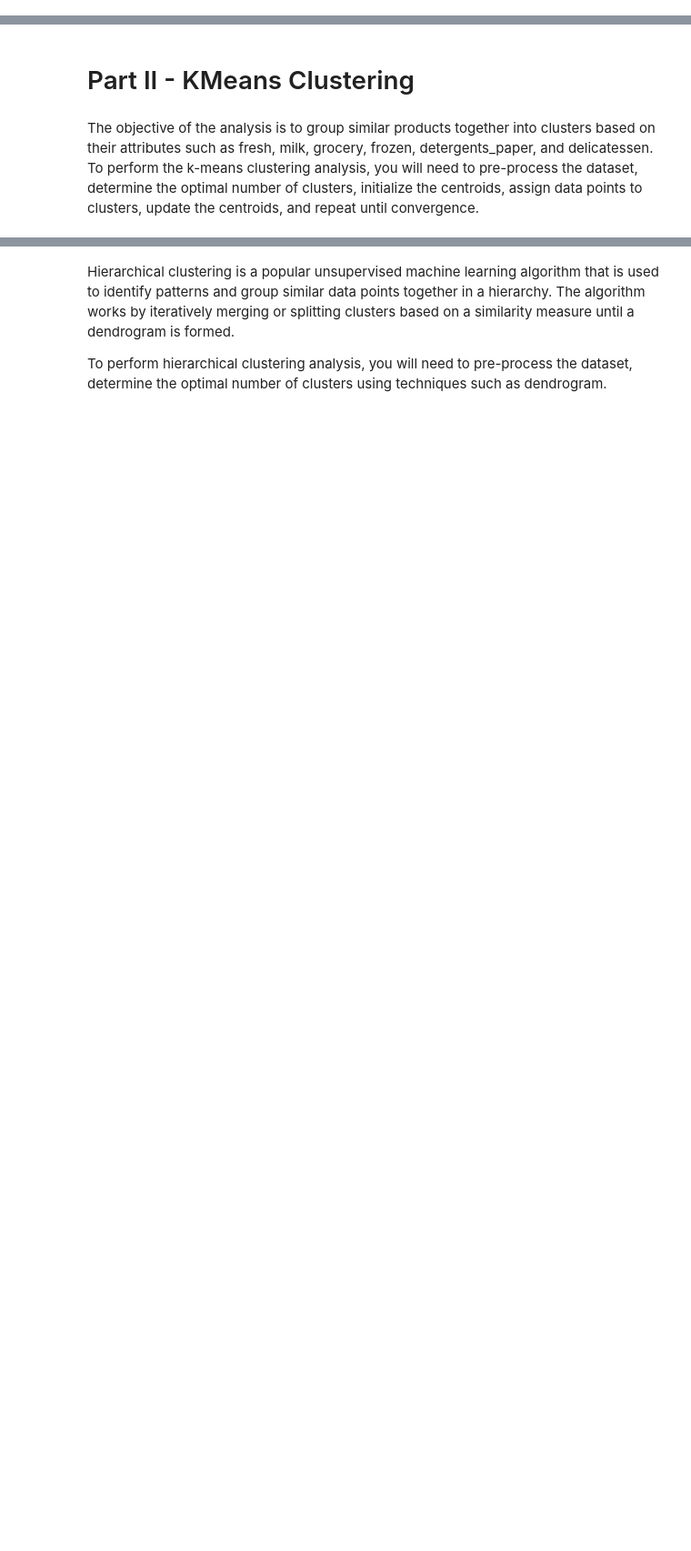
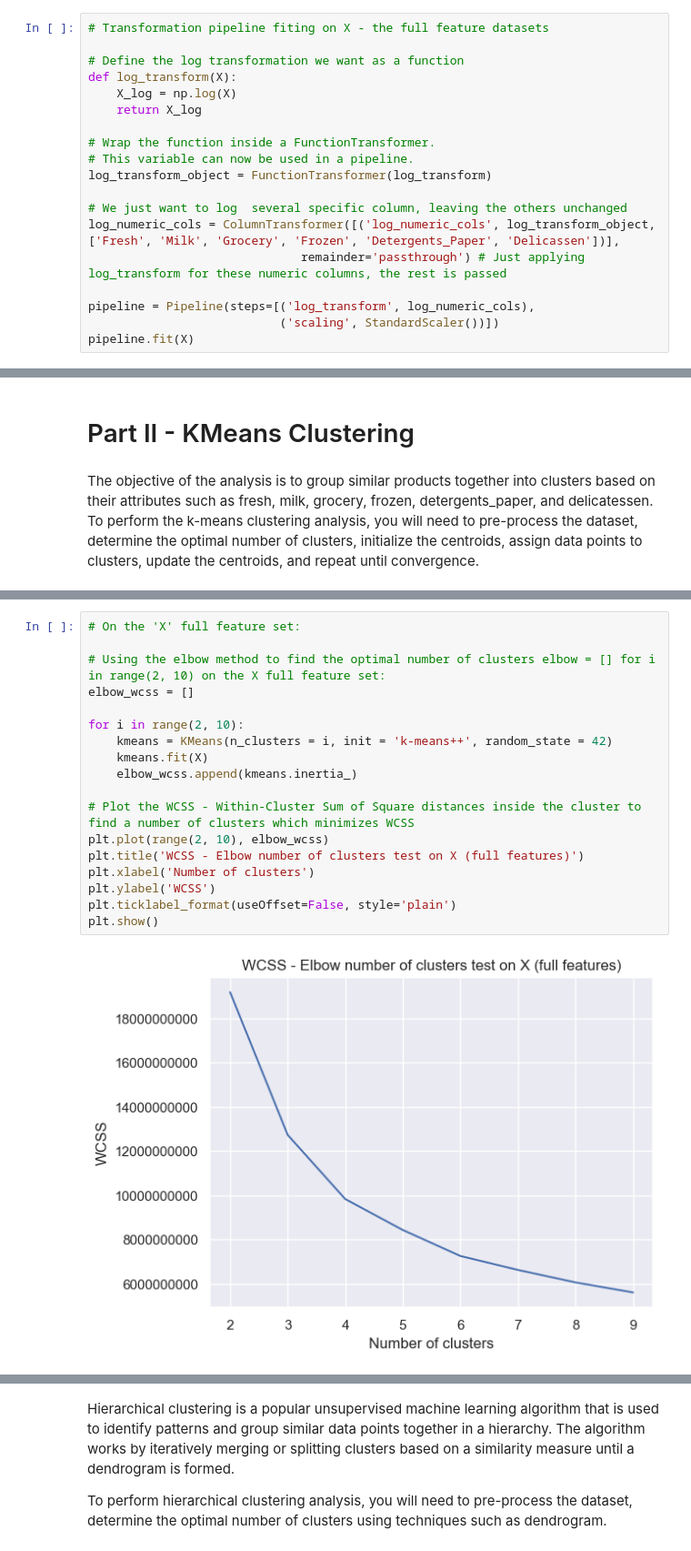
Before and after one commit to TeeNguyenDA/Wholesale-Data-Unsupervised-Learning, a Jupyter notebook: Unsupervised Learning - Project.ipynb, the cells around one changed output, grey strips where cells are left out. Shown at 91% size. Drawn from its saved outputs; the diff is of its cells as text; blank space fills up the shorter version.

```diff
--- a/Unsupervised Learning - Project.ipynb
+++ b/Unsupervised Learning - Project.ipynb
@@ -693,0 +647,19 @@ X_selected_test = scaler.transform(X_selected_test)
+# %%
+# Transformation pipeline fiting on X - the full feature datasets
+
+# Define the log transformation we want as a function
+def log_transform(X):
+    X_log = np.log(X)
+    return X_log
+
+# Wrap the function inside a FunctionTransformer.
+# This variable can now be used in a pipeline.
+log_transform_object = FunctionTransformer(log_transform)
+
+# We just want to log  several specific column, leaving the others unchanged
+log_numeric_cols = ColumnTransformer([('log_numeric_cols', log_transform_object, ['Fresh', 'Milk', 'Grocery', 'Frozen', 'Detergents_Paper', 'Delicassen'])],
+                              remainder='passthrough') # Just applying log_transform for these numeric columns, the rest is passed
+
+pipeline = Pipeline(steps=[('log_transform', log_numeric_cols),
+                           ('scaling', StandardScaler())])
+pipeline.fit(X)
@@ -697,0 +710,20 @@ The objective of the analysis is to group similar products together into cluster
+# %%
+# On the 'X' full feature set:
+
+# Using the elbow method to find the optimal number of clusters elbow = [] for i in range(2, 10) on the X full feature set:
+elbow_wcss = []
+
+for i in range(2, 10):
+    kmeans = KMeans(n_clusters = i, init = 'k-means++', random_state = 42)
+    kmeans.fit(X)
+    elbow_wcss.append(kmeans.inertia_)
+
+# Plot the WCSS - Within-Cluster Sum of Square distances inside the cluster to find a number of clusters which minimizes WCSS
+plt.plot(range(2, 10), elbow_wcss)
+plt.title('WCSS - Elbow number of clusters test on X (full features)')
+plt.xlabel('Number of clusters')
+plt.ylabel('WCSS')
+plt.ticklabel_format(useOffset=False, style='plain')
+plt.show()
+# %% [output]
+[figure, added]
```
Also changed, not shown: parts of 99 cells of this notebook, 1 other file.
